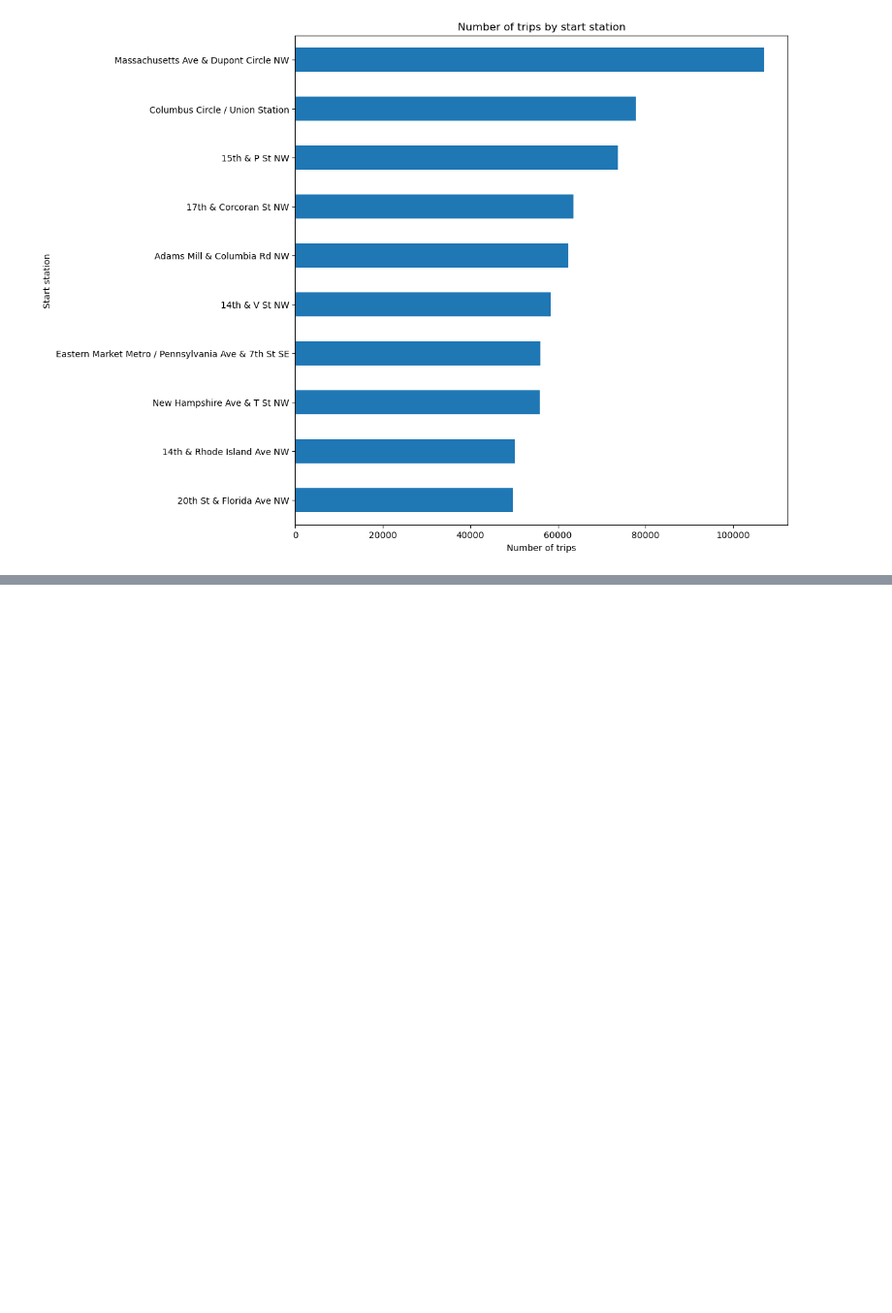
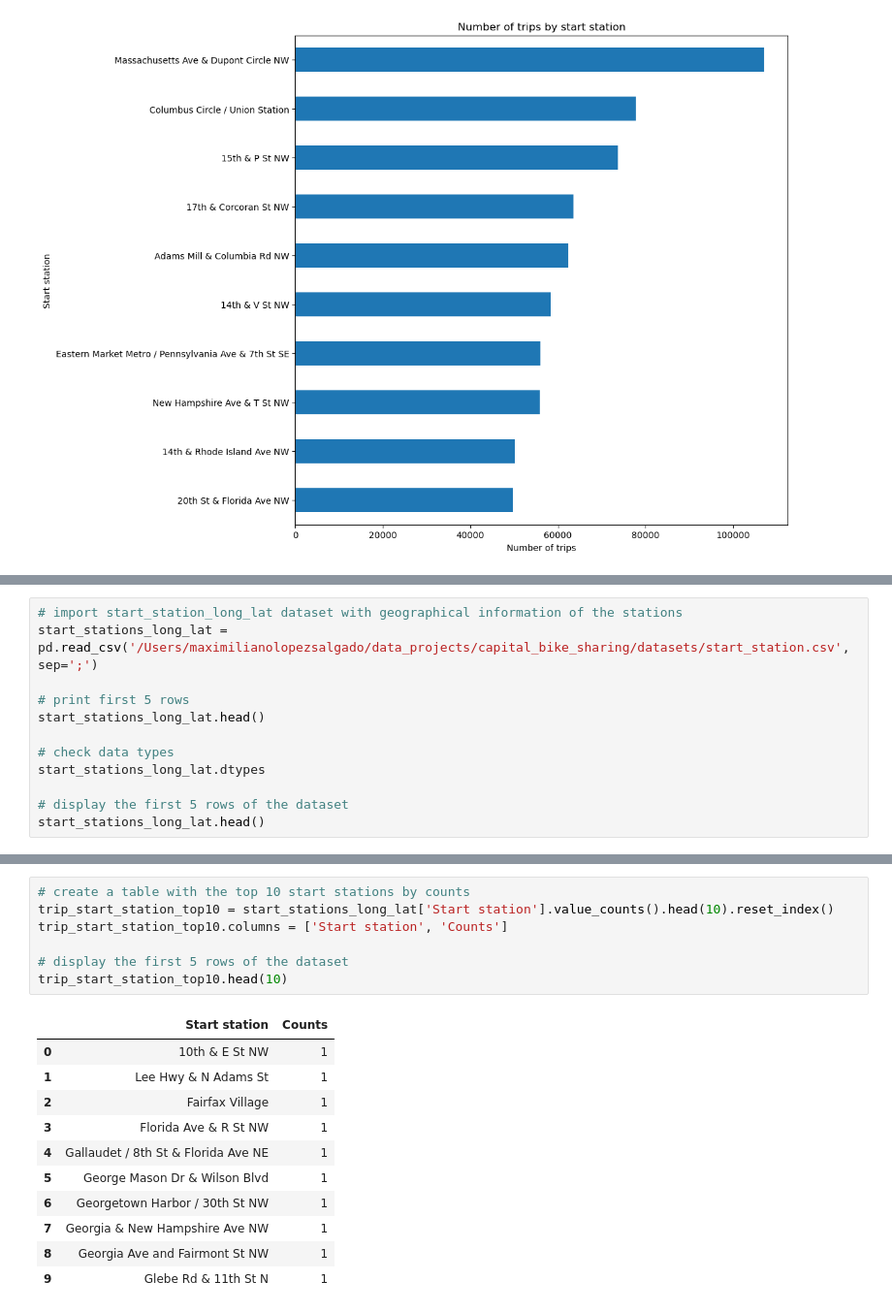
Before and after one commit to MaxLopezSalgado/capital_bike_sharing, a Jupyter notebook: eda/eda.ipynb, the cells around one changed output, grey strips where cells are left out. Shown at 97% size. Drawn from its saved outputs; the diff is of its cells as text; blank space fills up the shorter version.

Commit message:
imported libraries and compared data between to datasets

```diff
--- a/eda/eda.ipynb
+++ b/eda/eda.ipynb
@@ -282,0 +352,12 @@ plt.show()
+# %%
+# import start_station_long_lat dataset with geographical information of the stations
+start_stations_long_lat = pd.read_csv('/Users/maximilianolopezsalgado/data_projects/capital_bike_sharing/datasets/start_station.csv', sep=';')
+
+# print first 5 rows
+start_stations_long_lat.head()
+
+# check data types
+start_stations_long_lat.dtypes
+
+# display the first 5 rows of the dataset
+start_stations_long_lat.head()
@@ -282,0 +371,19 @@ plt.show()
+# %%
+# create a table with the top 10 start stations by counts
+trip_start_station_top10 = start_stations_long_lat['Start station'].value_counts().head(10).reset_index()
+trip_start_station_top10.columns = ['Start station', 'Counts']
+
+# display the first 5 rows of the dataset
+trip_start_station_top10.head(10)
+# %% [output]
+|  | Start station | Counts |
+| 0 | 10th & E St NW | 1 |
+| 1 | Lee Hwy & N Adams St | 1 |
+| 2 | Fairfax Village | 1 |
+| 3 | Florida Ave & R St NW | 1 |
+| 4 | Gallaudet / 8th St & Florida Ave NE | 1 |
+| 5 | George Mason Dr & Wilson Blvd | 1 |
+| 6 | Georgetown Harbor / 30th St NW | 1 |
+| 7 | Georgia & New Hampshire Ave NW | 1 |
+| 8 | Georgia Ave and Fairmont St NW | 1 |
+| 9 | Glebe Rd & 11th St N | 1 |
```
Also changed, not shown: parts of 16 cells of this notebook.
